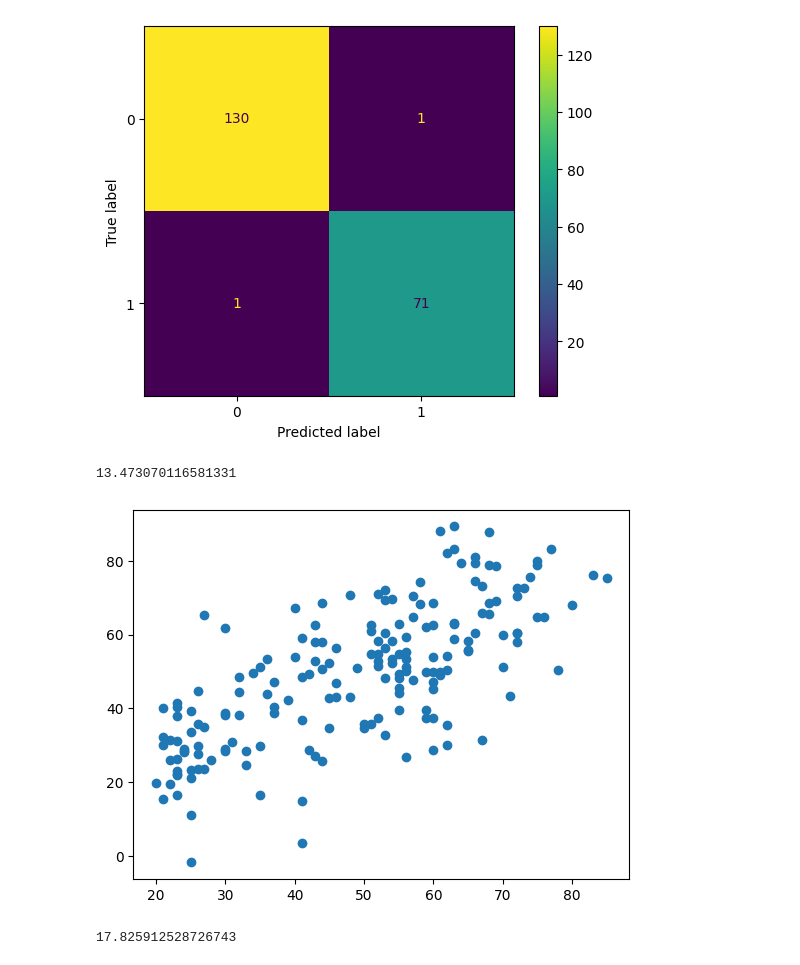
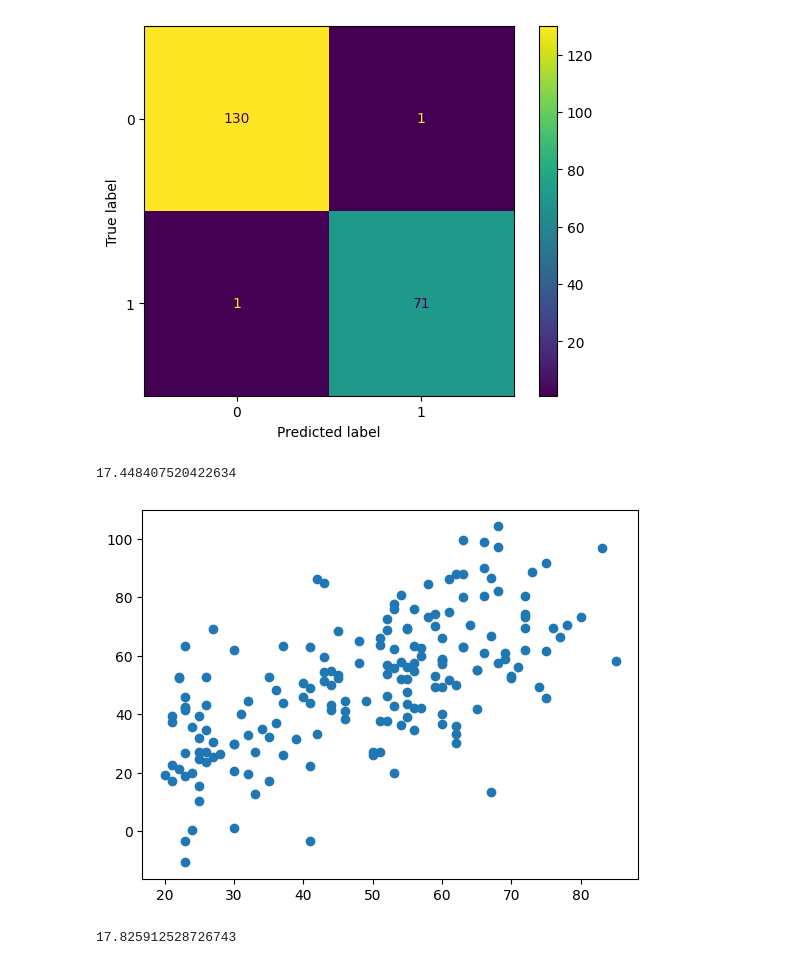
Before and after one commit to sztahodavid/vitmma23, a Jupyter notebook: age and gender prediction.ipynb, the cells around one changed output. Drawn from its saved outputs; the diff is of its cells as text; code cells hidden in the pictures.

```diff
--- a/age and gender prediction.ipynb
+++ b/age and gender prediction.ipynb
@@ -108,36 +163,36 @@ from sklearn.model_selection import LeaveOneOut, KFold
 from sklearn import svm
 from sklearn.manifold import TSNE
 loo = LeaveOneOut()
-kf = KFold(n_splits=5)
+kf = KFold(n_splits=10)
 ages = np.array(ages)
 X = np.array(embeddings)
 X = X[ages!="-"]
 y = ages[ages!="-"].astype(np.float16)
 y = np.array(y)
 loo.get_n_splits(X)
 kf.get_n_splits(X)
 
 orig = []
 pred = []
 
 for i, (train_index, test_index) in enumerate(kf.split(X)):
     X_train, y_train = X[train_index], y[train_index]
     X_test, y_test = X[test_index], y[test_index]
 
     clf = svm.SVR(kernel = 'linear')
     clf.fit(X_train, y_train)
 
     y_pred = clf.predict(X_test)
 
     orig.extend(y_test)
     pred.extend(y_pred)
 
 from sklearn.metrics import root_mean_squared_error
 plt.scatter(orig,pred)
 print(root_mean_squared_error(orig,pred))
 # %% [output]
-13.473070116581331
+17.448407520422634
-[figure, old version]
+[figure, new version]
 # %%
 # %% [output]
 17.825912528726743
```
Also changed, not shown: parts of 3 cells of this notebook.
